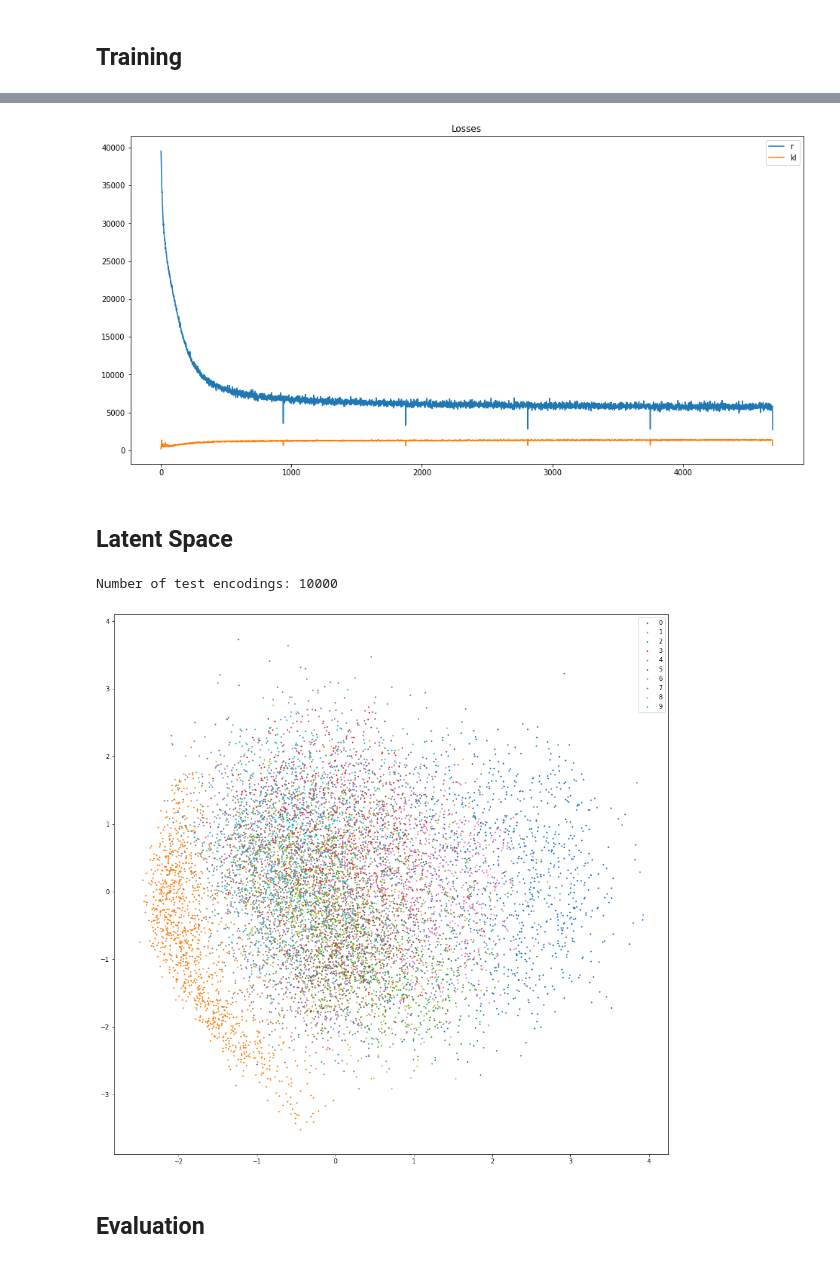
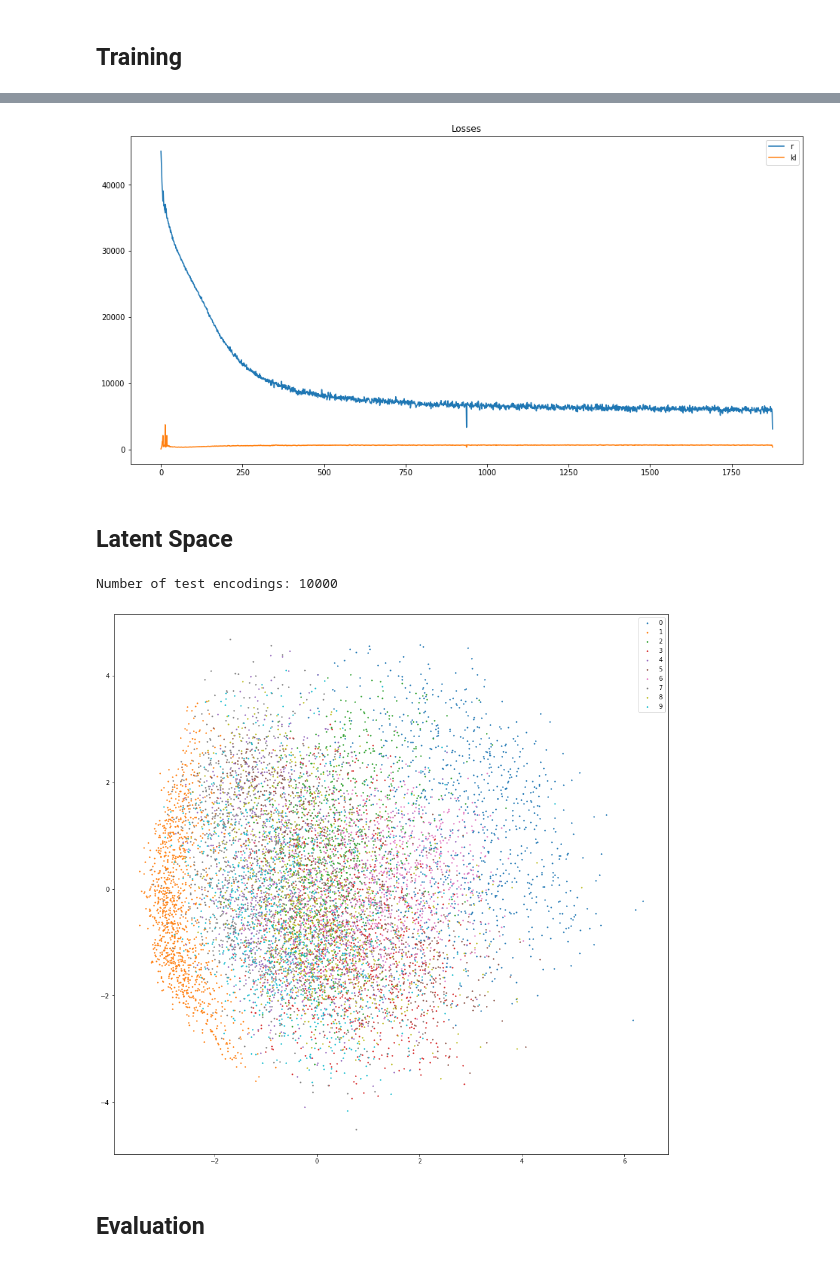
Before and after one commit to ndoll1998/notebooks, a Jupyter notebook: VAE_MNIST.ipynb, the cells around one changed output, grey strips where cells are left out. Cells and saved outputs as stored; diff of their text form; code cells hidden in the pictures.

```diff
--- a/VAE_MNIST.ipynb
+++ b/VAE_MNIST.ipynb
@@ -106,7 +108,7 @@ show()
 # %%
 # training the auto-encoder
-epochs, v_interval = 5, 300
-beta = 0.6
+epochs, v_interval = 2, 300
+beta = 0.2
 # losses
 r_losses, kl_losses = [], []
 with tqdm(total=len(train_loader) * epochs) as pbar:
@@ -167,39 +163,47 @@ legend(['r', 'kl'])
 title("Losses")
 show()
 # %% [output]
-[figure, old version]
+[figure, new version]
 # %% [markdown]
 ## Latent Space
 # %%
 # build all encodings for test set
 """
-    Understand that by applying PCA, we remove many valuable information.
-    This leads to the mean values for the different numbers mostly not showing
-    any distinguished clusters.
-    By reducing the laten-space dimension (z-dim) and rerunning the notebook
-    this will change quite drastically. The different numbers will show much
-    cleaner clusters.
+    Why are there no clusters?
+
+    The kd-loss basically tries to keep the mean near zero for all
+    inputs. Thus distinguished clusters are (mostly) prohibited.
+    The bigger the dimension of the latent space, the more strictly the lm-loss
+    holds (this is due to the summation over the dimension. Maybe use mean instead).
+
+    By either reducing the laten-space dimension (z-dim) or the weight for the
+    lm-loss (beta) and rerunning the notebook this will change quite drastically.
+    The different numbers will show much cleaner clusters.
+
+    Also PCA does not help but makes things even worse. Especially when the latent
+    space has many dimensions (big z-dim).
+    Maybe PCA isn't even the right thing to do in this case?
 """
 vae.eval()
 with torch.no_grad():
     # only interested in the mean values
     z_y = [(vae.encoder(x.to(device))[0].cpu(), y) for x, y in test_loader]
     z, test_labels = zip(*z_y)
     z, test_labels = torch.cat(z, dim=0).numpy(), torch.cat(test_labels, dim=0).numpy()
 print("Number of test encodings:", z.shape[0])
 # reduce dimensions
 reduced_z = PCA(n_components=2).fit(z).transform(z)
 # visualize code/bottleneck of different labels/numbers
 figsize(16, 16)
 figure()
 for i in range(10):
     mask = (test_labels == i)
     scatter(reduced_z[mask, 0], reduced_z[mask, 1], s=2)
 legend(range(10))
 show()
 # %% [output]
 Number of test encodings: 10000
-[figure, old version]
+[figure, new version]
 # %% [markdown]
 ## Evaluation
 # %%
```
Also changed, not shown: parts of 6 cells of this notebook.
